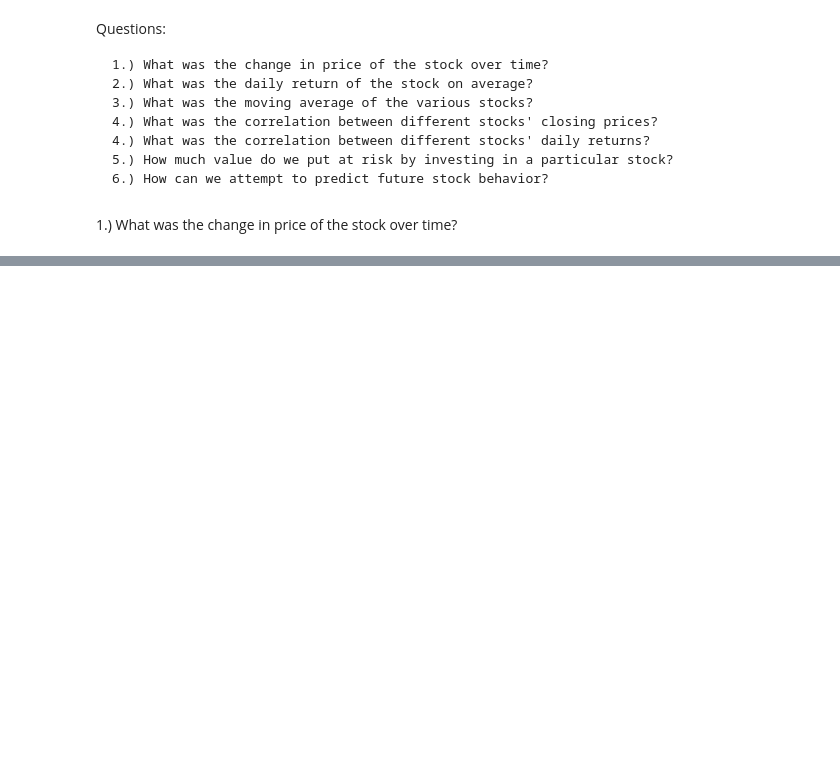
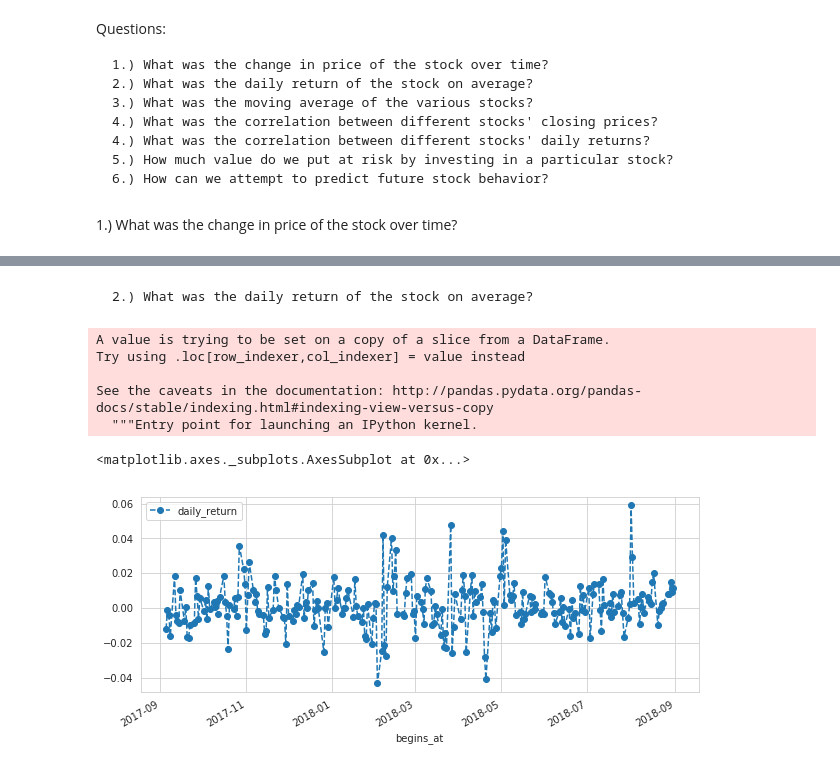
Before and after one commit to easypanda/Udemy, a Jupyter notebook: Python for Data Analysis and visualization/Stock Market Analysis.ipynb, the cells around one changed output, grey strips where cells are left out. Saved outputs shown, nothing was run; the diff lists cells and outputs as text; code cells hidden in the pictures; blank space fills up the shorter version.

```diff
--- a/Python for Data Analysis and visualization/Stock Market Analysis.ipynb
+++ b/Python for Data Analysis and visualization/Stock Market Analysis.ipynb
@@ -52,0 +161,13 @@ TypeError: object of type 'datetime.datetime' has no len()
+# %% [markdown]
+    2.) What was the daily return of the stock on average?
+# %%
+AAPL['daily_return'] = AAPL['close_price'].pct_change()#pct_change to have the value in percent
+AAPL['daily_return'].plot(legend=True, figsize=(10,4),linestyle="--",marker="o")
+# %% [output]
+A value is trying to be set on a copy of a slice from a DataFrame.
+Try using .loc[row_indexer,col_indexer] = value instead
+
+See the caveats in the documentation: http://pandas.pydata.org/pandas-docs/stable/indexing.html#indexing-view-versus-copy
+  """Entry point for launching an IPython kernel.
+<matplotlib.axes._subplots.AxesSubplot at 0x...>
+[figure, added]
```
Also changed, not shown: parts of 22 cells of this notebook.
